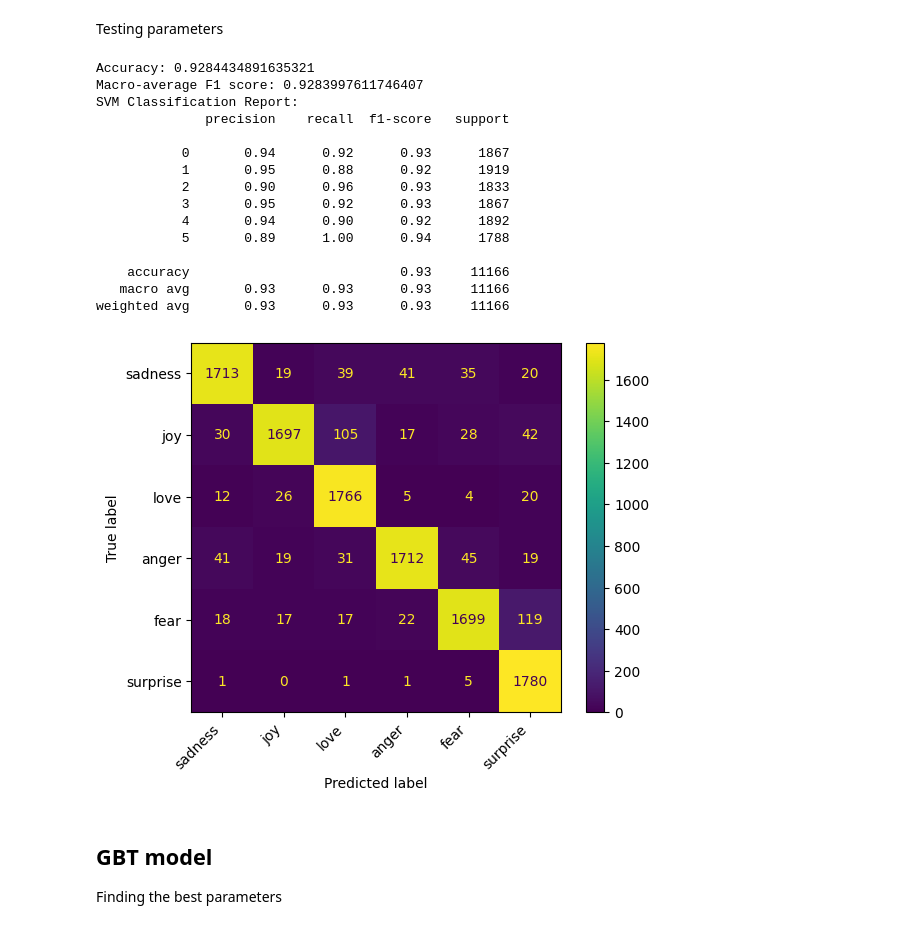
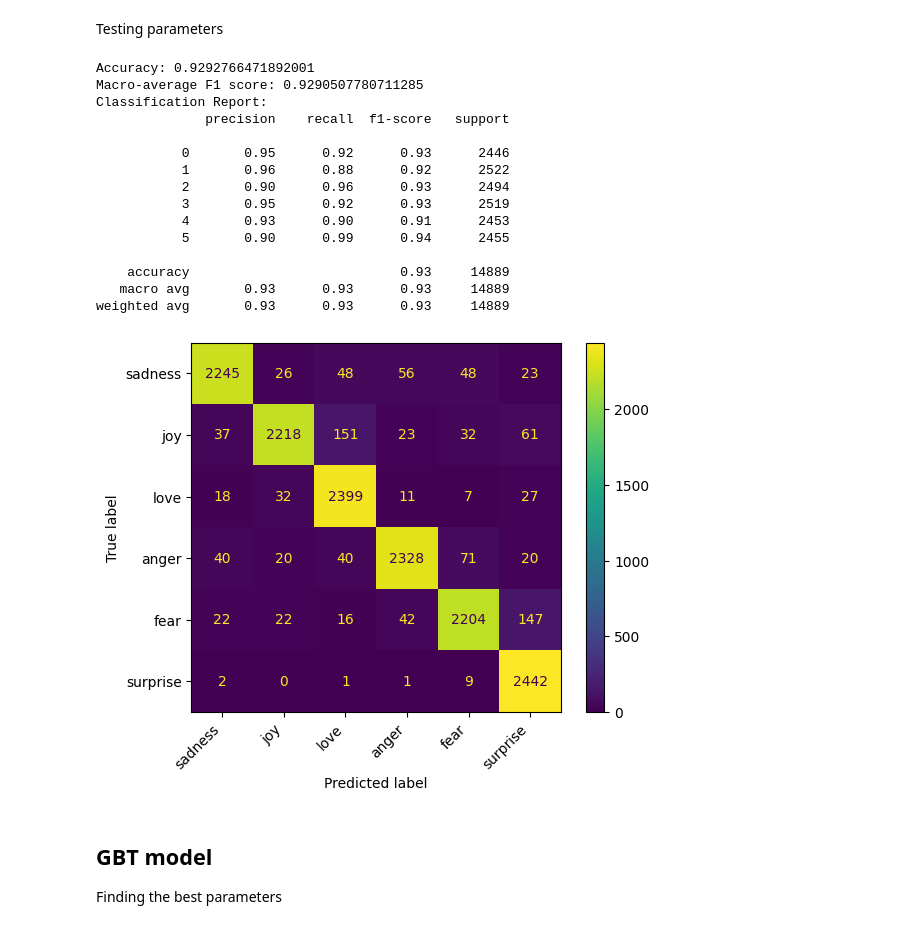
Before and after one commit to MilicaObradovic/EmotionClassification, a Jupyter notebook: emotion_classification_text.ipynb, the cells around one changed output. Drawn from its saved outputs; the diff is of its cells as text; code cells hidden in the pictures.

Commit message:
[Fix] GBT model

```diff
--- a/emotion_classification_text.ipynb
+++ b/emotion_classification_text.ipynb
@@ -259,34 +253,34 @@ Testing parameters
 # %%
 from sklearn.model_selection import train_test_split
 from sklearn.svm import SVC
 from sklearn.metrics import classification_report
 from sklearn.metrics import accuracy_score, f1_score, confusion_matrix, ConfusionMatrixDisplay
 import numpy as np
 from sklearn.model_selection import GridSearchCV
 from sklearn.svm import SVC
 
 svm_model = SVC(kernel='linear', C=1, gamma=0.001, random_state=42)
 svm_model.fit(X_train_tfidf, y_train)
-svm_pred = svm_model.predict(X_val_tfidf)
+svm_pred = svm_model.predict(X_test_tfidf)
 
-evaluation(X_val_tfidf, svm_pred, y_val)
+evaluation(X_test_tfidf, svm_pred, y_test)
 # %% [output]
-Accuracy: 0.9284434891635321
-Macro-average F1 score: 0.9283997611746407
-SVM Classification Report:
+Accuracy: 0.9292766471892001
+Macro-average F1 score: 0.9290507780711285
+Classification Report:
               precision    recall  f1-score   support
 
-           0       0.94      0.92      0.93      1867
-           1       0.95      0.88      0.92      1919
-           2       0.90      0.96      0.93      1833
-           3       0.95      0.92      0.93      1867
-           4       0.94      0.90      0.92      1892
-           5       0.89      1.00      0.94      1788
+           0       0.95      0.92      0.93      2446
+           1       0.96      0.88      0.92      2522
+           2       0.90      0.96      0.93      2494
+           3       0.95      0.92      0.93      2519
+           4       0.93      0.90      0.91      2453
+           5       0.90      0.99      0.94      2455
 
-    accuracy                           0.93     11166
-   macro avg       0.93      0.93      0.93     11166
-weighted avg       0.93      0.93      0.93     11166
+    accuracy                           0.93     14889
+   macro avg       0.93      0.93      0.93     14889
+weighted avg       0.93      0.93      0.93     14889
-[figure, old version]
+[figure, new version]
 # %% [markdown]
 ## GBT model
 Finding the best parameters
```
Also changed, not shown: parts of 6 cells of this notebook, 1 other file.
